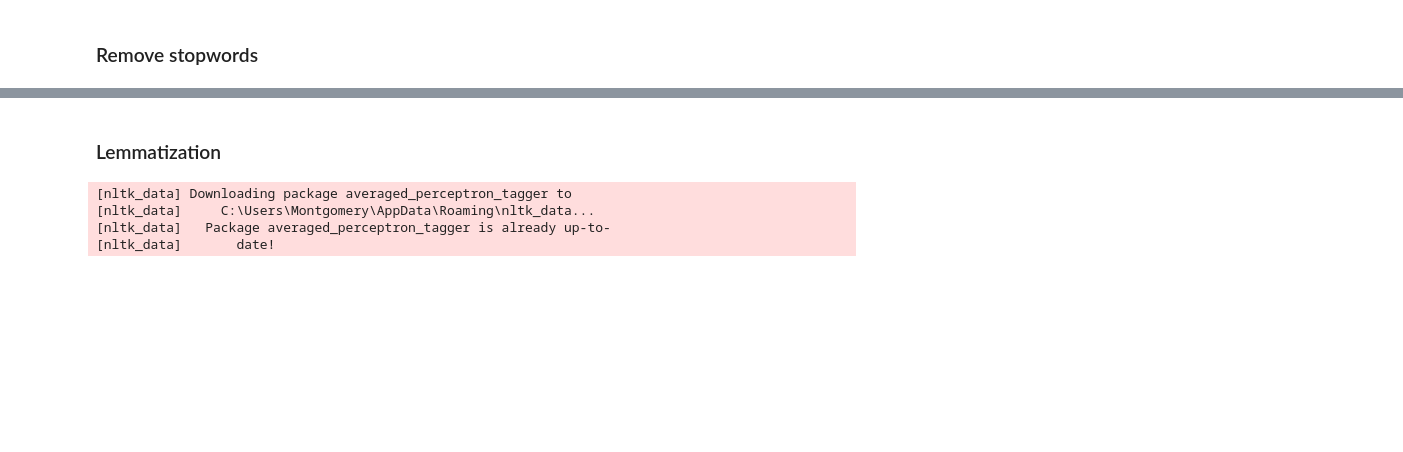
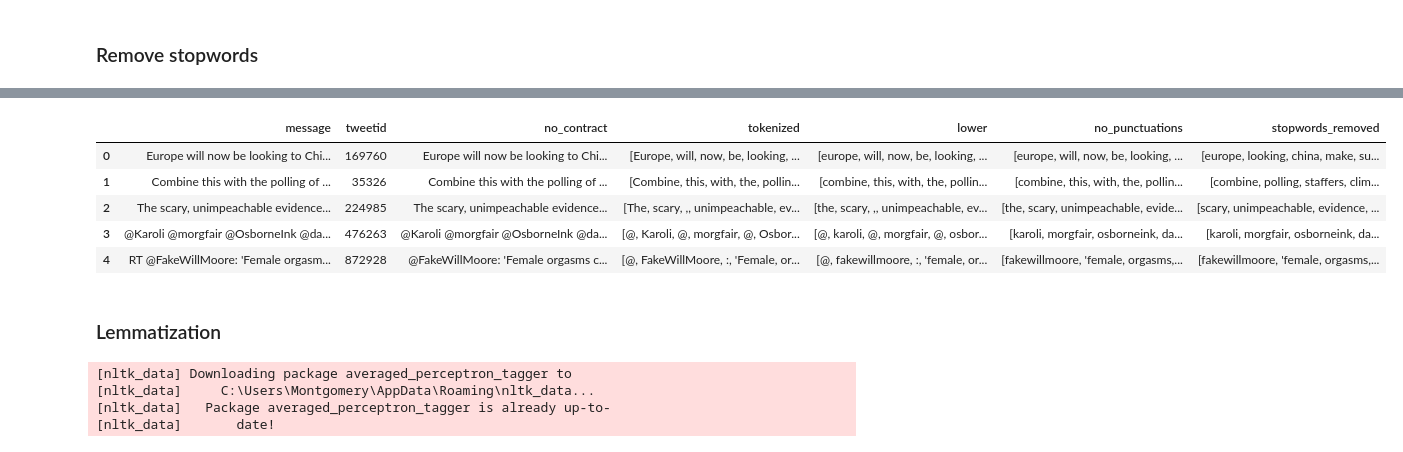
Before and after one commit to NtokozoPH/NLP_Classification_AM2_DSFT21, a Jupyter notebook: Advanced Classification-Copy1.ipynb, the cells around one changed output, grey strips where cells are left out. Cells and saved outputs as stored; diff of their text form; code cells hidden in the pictures; blank space fills up the shorter version.

```diff
--- a/Advanced Classification-Copy1.ipynb
+++ b/Advanced Classification-Copy1.ipynb
@@ -124,6 +164,7 @@ train_df.head()
 ### Tokenization
 # %%
 train_df['tokenized'] = train_df['no_contract'].apply(word_tokenize)
+test_df['tokenized'] = test_df['no_contract'].apply(word_tokenize)
 train_df.head()
 # %% [output]
 |  | sentiment | message | tweetid | no_contract | tokenized |
@@ -136,6 +186,7 @@ train_df.head()
 ### Convert all characters to lowercase
 # %%
 train_df['lower'] = train_df['tokenized'].apply(lambda x: [word.lower() for word in x])
+test_df['lower'] = test_df['tokenized'].apply(lambda x: [word.lower() for word in x])
 train_df.head()
 # %% [output]
 |  | sentiment | message | tweetid | no_contract | tokenized | lower |
@@ -149,6 +209,7 @@ train_df.head()
 # %%
 punc = string.punctuation
 train_df['no_punctuations'] = train_df['lower'].apply(lambda x: [word for word in x if word not in punc])
+test_df['no_punctuations'] = test_df['lower'].apply(lambda x: [word for word in x if word not in punc])
 train_df.head()
 # %% [output]
 |  | sentiment | message | tweetid | no_contract | tokenized | lower | no_punctuations |
@@ -162,6 +232,7 @@ train_df.head()
 # %%
 stop_words = set(stopwords.words('english'))
 train_df['stopwords_removed'] = train_df['no_punctuations'].apply(lambda x: [word for word in x if word not in stop_words])
+test_df['stopwords_removed'] = test_df['no_punctuations'].apply(lambda x: [word for word in x if word not in stop_words])
 train_df.head()
 # %% [output]
 |  | sentiment | message | tweetid | no_contract | tokenized | lower | no_punctuations | stopwords_removed |
@@ -170,6 +241,15 @@ train_df.head()
 | 2 | 2 | RT @RawStory: Researchers say we ... | 698562 | @RawStory: Researchers say we hav... | [@, RawStory, :, Researchers, say... | [@, rawstory, :, researchers, say... | [rawstory, researchers, say, we, ... | [rawstory, researchers, say, thre... |
 | 3 | 1 | #TodayinMaker# WIRED : 2016 was a... | 573736 | #TodayinMaker# WIRED : 2016 was a... | [#, TodayinMaker, #, WIRED, :, 20... | [#, todayinmaker, #, wired, :, 20... | [todayinmaker, wired, 2016, was, ... | [todayinmaker, wired, 2016, pivot... |
 | 4 | 1 | RT @SoyNovioDeTodas: It's 2016, a... | 466954 | @SoyNovioDeTodas: It is 2016, and... | [@, SoyNovioDeTodas, :, It, is, 2... | [@, soynoviodetodas, :, it, is, 2... | [soynoviodetodas, it, is, 2016, a... | [soynoviodetodas, 2016, racist, s... |
+# %%
+test_df.head()
+# %% [output]
+|  | message | tweetid | no_contract | tokenized | lower | no_punctuations | stopwords_removed |
+| 0 | Europe will now be looking to Chi... | 169760 | Europe will now be looking to Chi... | [Europe, will, now, be, looking, ... | [europe, will, now, be, looking, ... | [europe, will, now, be, looking, ... | [europe, looking, china, make, su... |
+| 1 | Combine this with the polling of ... | 35326 | Combine this with the polling of ... | [Combine, this, with, the, pollin... | [combine, this, with, the, pollin... | [combine, this, with, the, pollin... | [combine, polling, staffers, clim... |
+| 2 | The scary, unimpeachable evidence... | 224985 | The scary, unimpeachable evidence... | [The, scary, ,, unimpeachable, ev... | [the, scary, ,, unimpeachable, ev... | [the, scary, unimpeachable, evide... | [scary, unimpeachable, evidence, ... |
+| 3 | @Karoli @morgfair @OsborneInk @da... | 476263 | @Karoli @morgfair @OsborneInk @da... | [@, Karoli, @, morgfair, @, Osbor... | [@, karoli, @, morgfair, @, osbor... | [karoli, morgfair, osborneink, da... | [karoli, morgfair, osborneink, da... |
+| 4 | RT @FakeWillMoore: 'Female orgasm... | 872928 | @FakeWillMoore: 'Female orgasms c... | [@, FakeWillMoore, :, 'Female, or... | [@, fakewillmoore, :, 'female, or... | [fakewillmoore, 'female, orgasms,... | [fakewillmoore, 'female, orgasms,... |
 # %% [markdown]
 ### Lemmatization
 # %%
```
Also changed, not shown: parts of 22 cells of this notebook.
